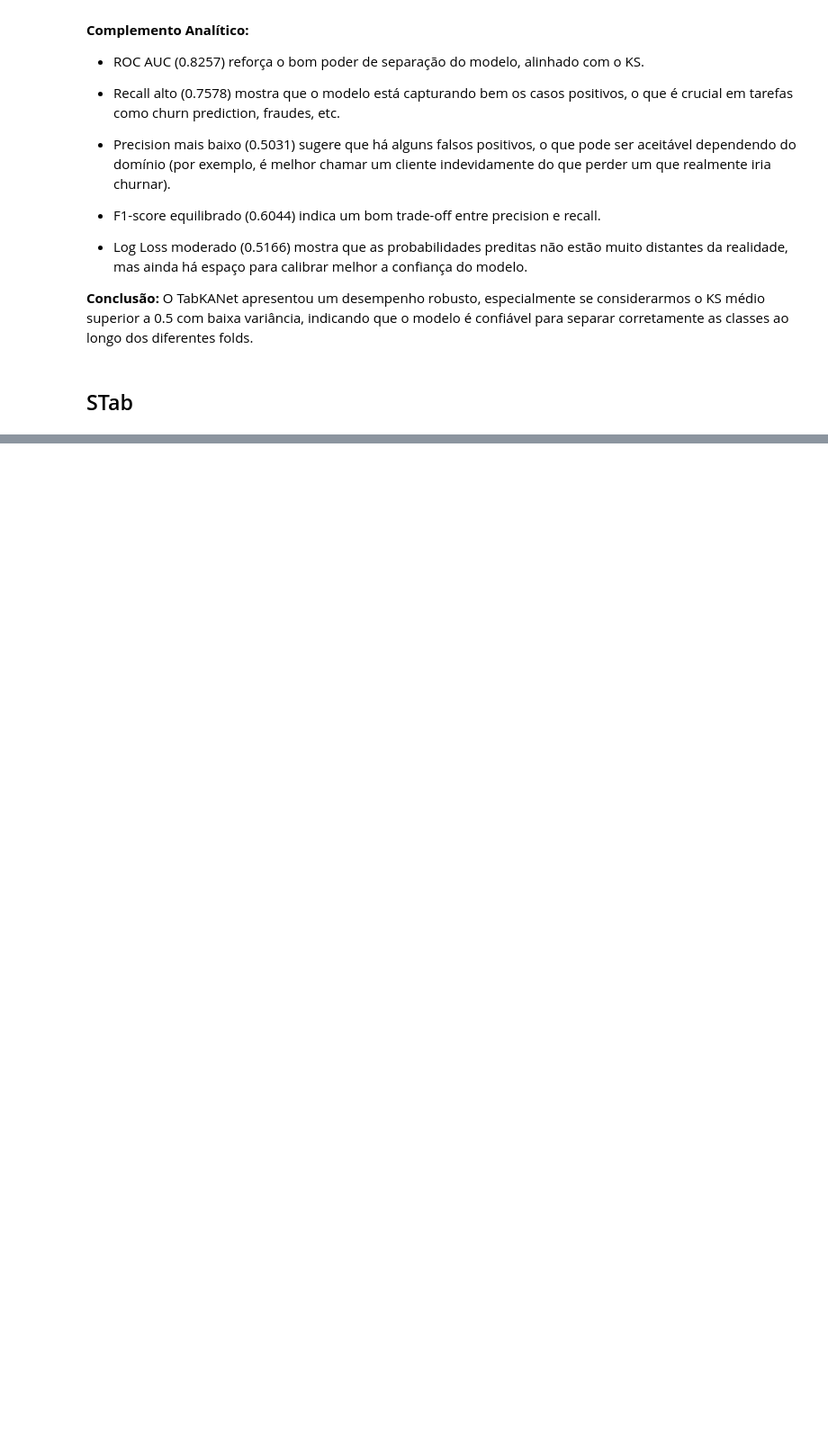
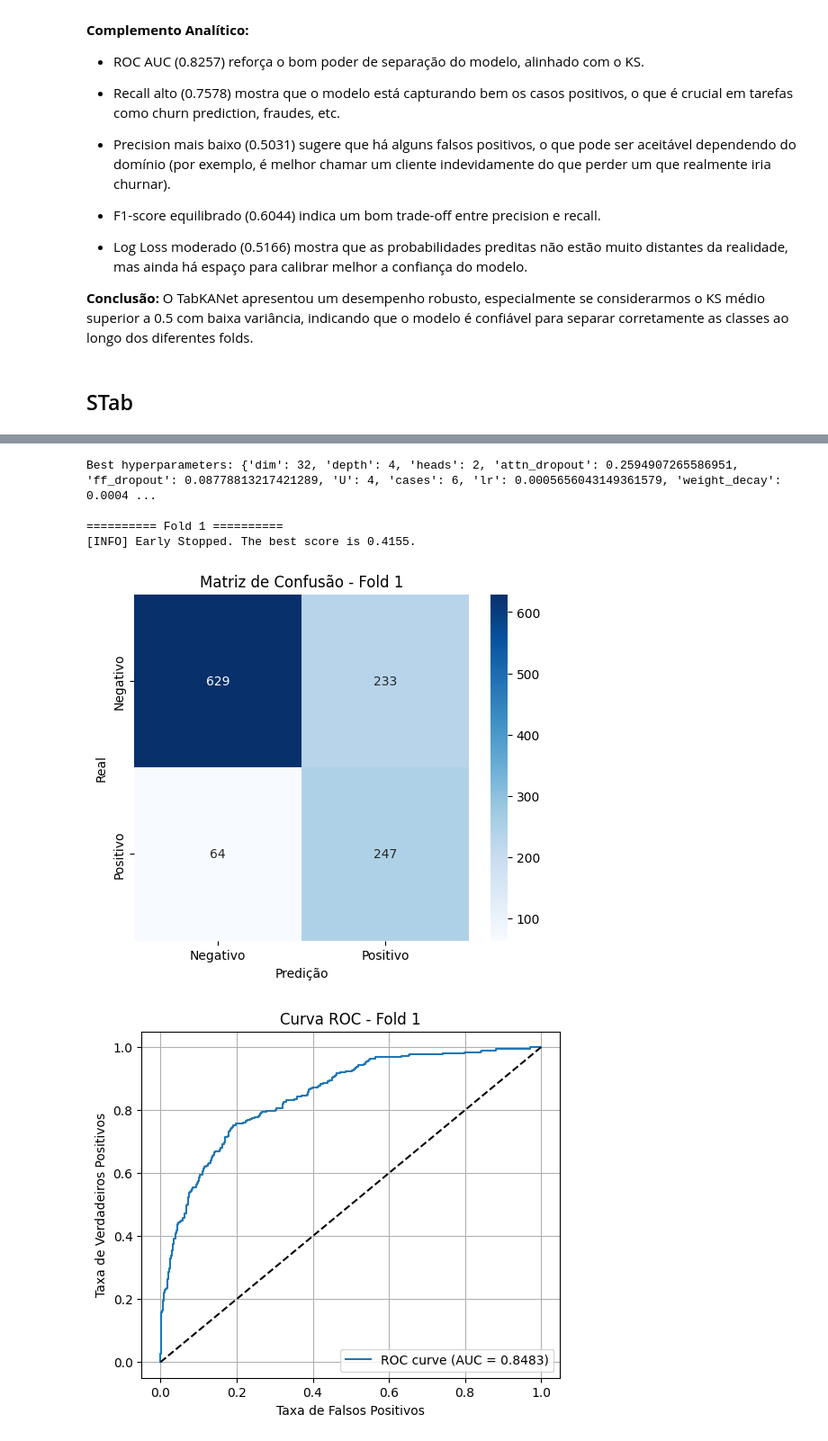
Before and after one commit to laysearaujo/churn-forecast, a Jupyter notebook: Previsão_de_Churn.ipynb, the cells around one changed output, grey strips where cells are left out. Shown at 90% size. Drawn from its saved outputs; the diff is of its cells as text; code cells hidden in the pictures; blank space fills up the shorter version.

Commit message:
feat: add model stab

```diff
--- a/Previsão_de_Churn.ipynb
+++ b/Previsão_de_Churn.ipynb
@@ -2851,0 +2977,6 @@ Fazer optuna, treino e validacao
+# %%
+study_stab = optuna.create_study(direction="maximize")
+study_stab.optimize(objective_stab, n_trials=3)
+
+print("Melhores parâmetros STab:")
+print(study_stab.best_params)
@@ -2851,0 +3118,9 @@ Fazer optuna, treino e validacao
+# %%
+results_stab = train_model_stab(study_stab, folds)
+# %% [output]
+Best hyperparameters: {'dim': 32, 'depth': 4, 'heads': 2, 'attn_dropout': 0.2594907265586951, 'ff_dropout': 0.08778813217421289, 'U': 4, 'cases': 6, 'lr': 0.0005656043149361579, 'weight_decay': 0.0004 ...
+
+========== Fold 1 ==========
+[INFO] Early Stopped. The best score is 0.4155.
+[figure, added]
+[figure, added]
```
Also changed, not shown: parts of 8 cells of this notebook, 7 other files.
